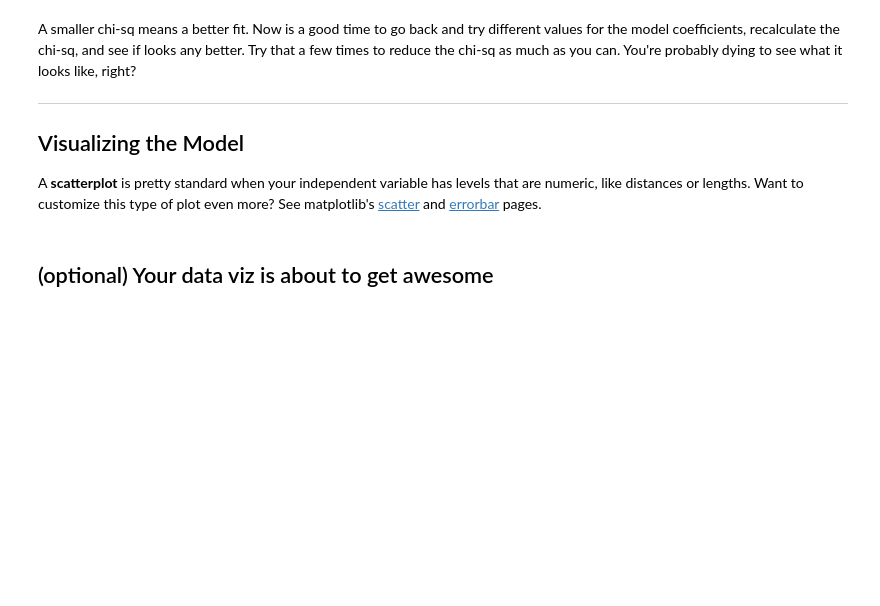
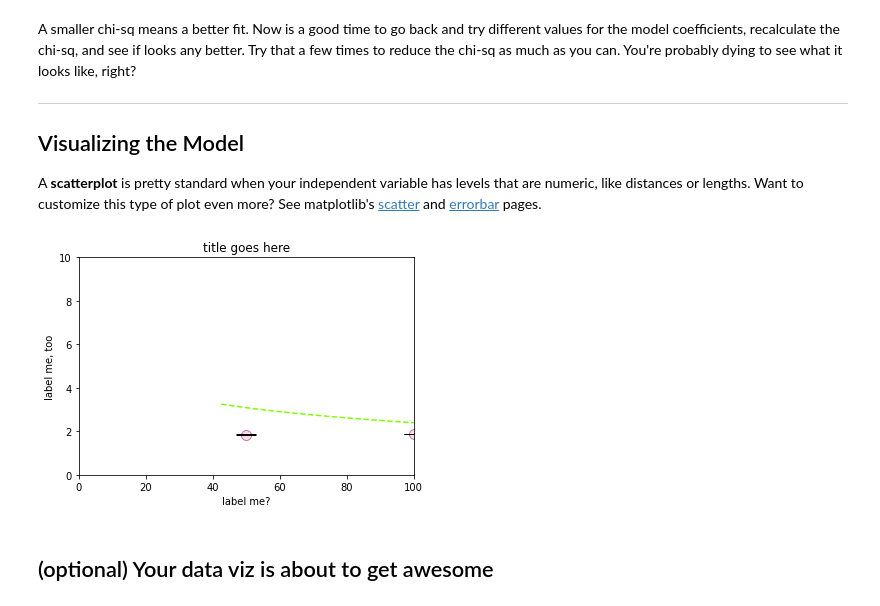
Before and after one commit to anaghpatel/OSINTCTF, a Jupyter notebook: fitting_a_model.ipynb, the cells around one changed output. Drawn from its saved outputs; the diff is of its cells as text; code cells hidden in the pictures; blank space fills up the shorter version.

```diff
--- a/fitting_a_model.ipynb
+++ b/fitting_a_model.ipynb
@@ -20,7 +20,7 @@ lab_data = pd.DataFrame()               # don't edit this line
 # edit the column names and measured values
 lab_data['mass'] = (50, 100, 200)         # the levels of the independent variable, IV. You can have more than 3
 lab_data['trial 1'] = (1.81, 1.84, 1.89)   # these trials should be in the same order as the levels of your IV
-lab_data['trial 2'] = (1.87, 1.87, 1.78)   # more trials
-lab_data['trial 3'] = (1.83, 1.87, 1.83)   # you'll need at least three trials for each level of the IV
-lab_data['trial 4'] = (1.85, 1.88, 1.85)   # More data is usually better. Keep adding rows for additional trials
+lab_data['trial 2'] = (1.87, 1.88, 1.78)   # more trials
+lab_data['trial 3'] = (1.85, 1.87, 1.83)   # you'll need at least three trials for each level of the IV
+lab_data['trial 4'] = (1.83, 1.87, 1.85)   # More data is usually better. Keep adding rows for additional trials
 lab_data                                # shows your data table
@@ -33,4 +43,4 @@ lab_data                                                             # shows lab
 # %%
 # adds a column for st dev, but there's a typo you'll need to fix. It isn't using all four trials.
-lab_data['st dev'] = lab_data.loc[:,'trial 1': 'trial 2'].std(axis=1) # theres a typo in this line!
+lab_data['st dev'] = lab_data.loc[:,'trial 1': 'trial 4'].std(axis=1) # theres a typo in this line!
 lab_data                                                              # shows lab_data again
@@ -37,6 +52,6 @@ lab_data                                                              # shows la
 # %% [markdown]
 Error #2: The st dev calculation above isn't correct. Compare it with the line that calculated the mean to see what to edit.
 # %%
-n = 3   # your number of trials?
-lab_data['st unc'] = lab_data['mean'] / np.sqrt(n) # wow, that's not the equation for st unc
+n = 4   # your number of trials?
+lab_data['st unc'] = lab_data['st dev'] /(lab_data['mean'] * np.sqrt(n) )# wow, that's not the equation for st unc
 lab_data                                           # shows lab_data again
@@ -83,29 +115,31 @@ A **scatterplot** is pretty standard when your independent variable has levels t
 # %%
 # edit these if you used diffferent column headings
 x_values = lab_data['mass']        # which column goes on your x-axis?
 y_values = lab_data['mean']        # which column goes on your y-axis?
-errorbars = 20*lab_data['st unc']  # this is incorrect; edit this to be twice the std unc
+errorbars = 2*lab_data['st unc']  # this is incorrect; edit this to be twice the std unc
 
 # this part plots the data
 fig, ax = plt.subplots()
 ax.scatter(x_values, y_values, color='pink', alpha=.5, edgecolor='purple', s=100, label='who am I?')
 ax.errorbar(x_values, y_values, yerr=errorbars, label='erraaaar!', ecolor='black', capsize=10, fmt='none')
 
 # this part plots the model function
 model_x = np.linspace(min(ax.get_xlim()),max(ax.get_xlim()))  # generates evenly spaced x-values to plot
 model_y = model_function(model_x,a,b)                         # uses those x-values to make model y-values to plot
 ax.plot(model_x, model_y, color= 'chartreuse', label='model', linestyle="--")    # makes a lineplot of the model
 
 # edit these so your plot looks nice
 ax.set_xlabel('label me?')
 ax.set_ylabel('label me, too')
 ax.set_title('title goes here')
 ax.set_xlim(0,100)
 ax.set_ylim(0,10)
 ax.grid(False)
 #ax.text(10, 1.5, "the model equation would look nice here")    # add text to the plot at coords x,y,"text"
 #ax.legend()                                                    # do you want a legend?
 plt.show()
+# %% [output]
+[figure, added]
 # %% [markdown]
 ## (optional) Your data viz is about to get awesome
 # %%
```
Also changed, not shown: parts of 7 cells of this notebook.
